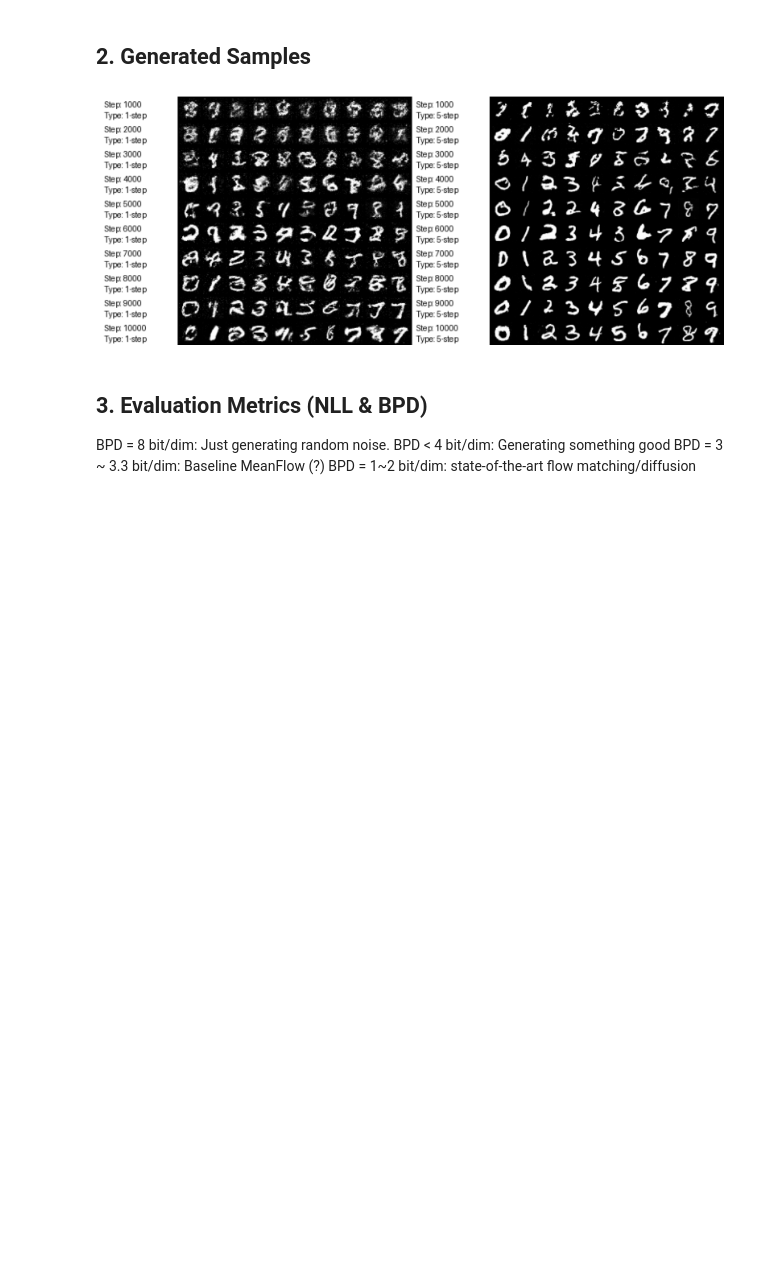
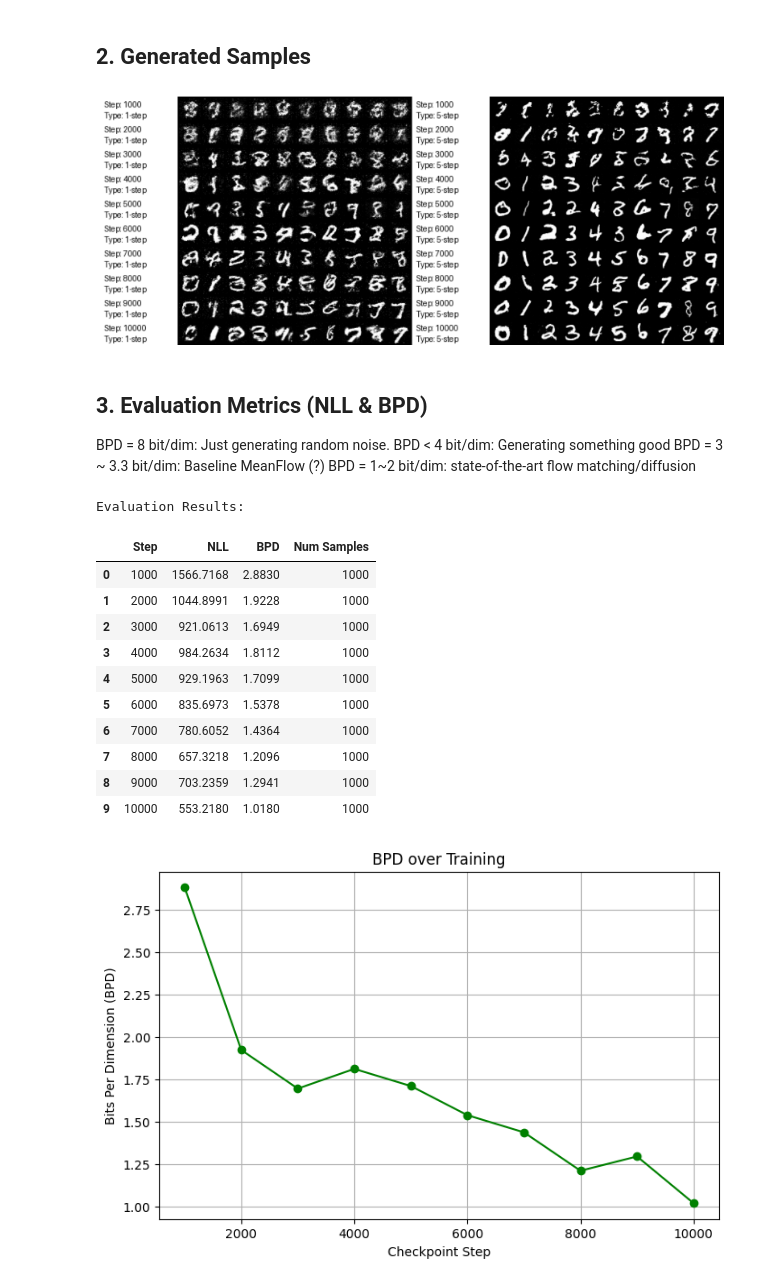
Before and after one commit to hanezu/haidog-MeanFlow, a Jupyter notebook: visualize_mnist_experiment.ipynb, the cells around one changed output. Cells and saved outputs as stored; diff of their text form; code cells hidden in the pictures; blank space fills up the shorter version.

Commit message:
Jupyter Notebook: original meanflow baseline evaluation cfg=2

```diff
--- a/visualize_mnist_experiment.ipynb
+++ b/visualize_mnist_experiment.ipynb
@@ -53,9 +53,23 @@ BPD = 1~2 bit/dim: state-of-the-art flow matching/diffusion
 # %%
 # Evaluate on only the last checkpoint
 # show_eval_results(eval_results_file, EXP_NAME, limit_batches=1)
 
 # Evaluate on a specific checkpoint
 # show_eval_results(eval_results_file, EXP_NAME, ckpt_step=1000, limit_batches=1)
 
 # Evaluate on ALL checkpoints (very expensive!)
-# show_eval_results(eval_results_file, EXP_NAME, show_all=True, limit_batches=1)
+show_eval_results(eval_results_file, EXP_NAME, show_all=True, limit_batches=1)
+# %% [output]
+Evaluation Results:
+|  | Step | NLL | BPD | Num Samples |
+| 0 | 1000 | 1566.7168 | 2.8830 | 1000 |
+| 1 | 2000 | 1044.8991 | 1.9228 | 1000 |
+| 2 | 3000 | 921.0613 | 1.6949 | 1000 |
+| 3 | 4000 | 984.2634 | 1.8112 | 1000 |
+| 4 | 5000 | 929.1963 | 1.7099 | 1000 |
+| 5 | 6000 | 835.6973 | 1.5378 | 1000 |
+| 6 | 7000 | 780.6052 | 1.4364 | 1000 |
+| 7 | 8000 | 657.3218 | 1.2096 | 1000 |
+| 8 | 9000 | 703.2359 | 1.2941 | 1000 |
+| 9 | 10000 | 553.2180 | 1.0180 | 1000 |
+[figure, added]
```
